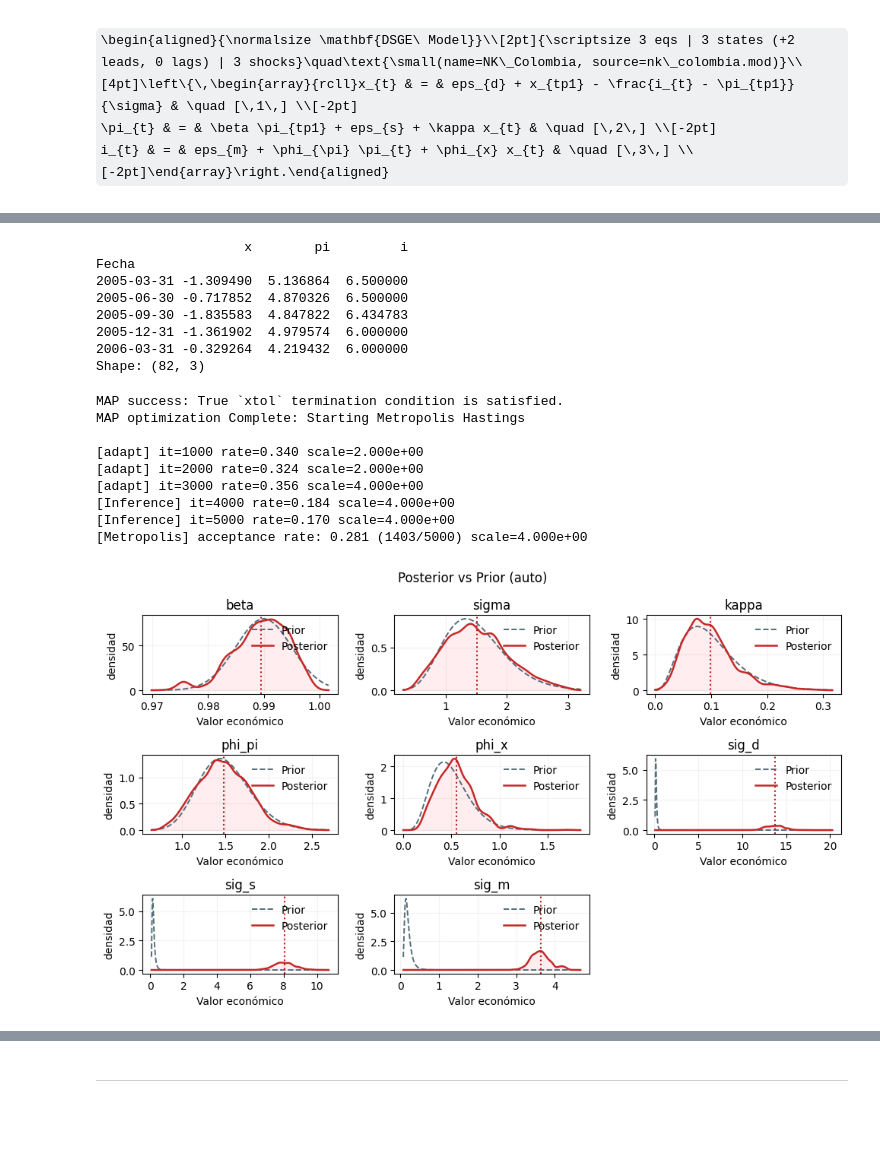
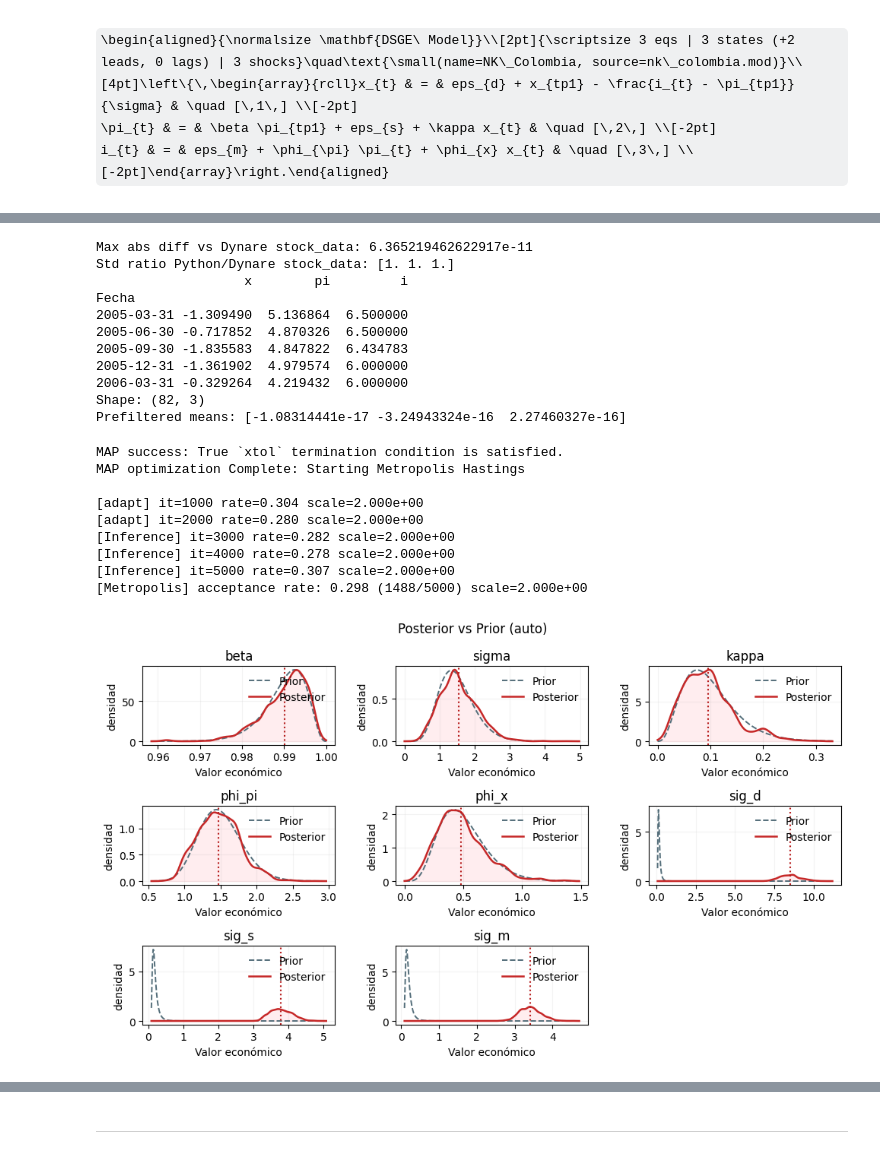
Before and after one commit to pablo-reyes8/PyDSGEforge, a Jupyter notebook: notebooks/showcase_dsge_octave.ipynb, the cells around one changed output, grey strips where cells are left out. Drawn from its saved outputs; the diff is of its cells as text; code cells hidden in the pictures; some formulas as TeX source; blank space fills up the shorter version.

```diff
--- a/notebooks/showcase_dsge_octave.ipynb
+++ b/notebooks/showcase_dsge_octave.ipynb
@@ -62,8 +71,8 @@ REG_NK_CO = ParamRegistry(
         ParamSpec(
             "beta",
             beta,
-            transform="logistic",  # fuerza 0<beta<1
-            prior=PriorSpec("normal", {"loc": 0.99, "scale": 0.005}),
+            transform="logistic",
+            prior=PriorSpec("beta", {"a": B_beta[0], "b": B_beta[1], "loc": 0.0, "scale": 1.0}),
             role="struct",
         ),
         ParamSpec(
@@ -98,21 +107,21 @@ REG_NK_CO = ParamRegistry(
             "sig_d",
             sig_d,
             transform="exp",
-            prior=PriorSpec("invgamma", {"a": 6.0, "scale": 1.0}),  # media≈0.2, sd≈0.1
+            prior=PriorSpec("invgamma1", {"s": IG1_shock[0], "nu": IG1_shock[1]}),
             role="shock_std",
         ),
         ParamSpec(
             "sig_s",
             sig_s,
             transform="exp",
-            prior=PriorSpec("invgamma", {"a": 6.0, "scale": 1.0}),
+            prior=PriorSpec("invgamma1", {"s": IG1_shock[0], "nu": IG1_shock[1]}),
             role="shock_std",
         ),
         ParamSpec(
             "sig_m",
             sig_m,
             transform="exp",
-            prior=PriorSpec("invgamma", {"a": 6.0, "scale": 1.0}),
+            prior=PriorSpec("invgamma1", {"s": IG1_shock[0], "nu": IG1_shock[1]}),
             role="shock_std",
         ),
     ],
@@ -171,6 +179,7 @@ tpm       = tpm.set_index("Fecha").sort_index()
 tpm_q = tpm.resample("QE").mean()
 
 inf_series = inflacion["Inflacion"].dropna()
+
 def inflation_quarterly_annualized_from_series(s: pd.Series) -> pd.Series:
     """
     Si 's' es un índice de precios (grande, p.ej. >50): π_q = 400*Δlog(IPC_Q).
@@ -203,11 +212,21 @@ df = df.dropna().copy()
 
 
 df = df[["x", "pi", "i"]]
-Y = df.to_numpy(dtype=float)
+Y_raw = df.to_numpy(dtype=float)
+Y = Y_raw - Y_raw.mean(axis=0, keepdims=True)  # Dynare estimation(..., prefilter=1)
+
+stock_path = ROOT / "nk_colombia" / "metropolis" / "nk_colombia_data.mat"
+if stock_path.exists():
+    Y_dynare_stock = loadmat(stock_path, squeeze_me=True)["stock_data"].T.astype(float)
+    print("Max abs diff vs Dynare stock_data:", np.max(np.abs(Y - Y_dynare_stock)))
+    print("Std ratio Python/Dynare stock_data:", Y.std(axis=0) / Y_dynare_stock.std(axis=0))
 
 print(df.head())
 print("Shape:", Y.shape)
+print("Prefiltered means:", Y.mean(axis=0))
 # %% [output]
+Max abs diff vs Dynare stock_data: 6.365219462622917e-11
+Std ratio Python/Dynare stock_data: [1. 1. 1.]
                    x        pi         i
 Fecha
 2005-03-31 -1.309490  5.136864  6.500000
@@ -216,51 +235,55 @@ Fecha
 2005-12-31 -1.361902  4.979574  6.000000
 2006-03-31 -0.329264  4.219432  6.000000
 Shape: (82, 3)
+Prefiltered means: [-1.08314441e-17 -3.24943324e-16  2.27460327e-16]
 # %%
 LOGIT = lambda p: np.log(p / (1.0 - p))
+
 MAP_BOUNDS = [
     (LOGIT(0.90), LOGIT(0.999)),  # beta
     (np.log(0.2), np.log(5.0)),   # sigma
-    (np.log(0.01), np.log(0.5)),  # kappa
-    (np.log(1.0), np.log(4.0)),   # phi_pi
-    (np.log(0.05), np.log(1.0)),  # phi_x
-    (np.log(0.05), np.log(1.0)),  # sig_d
-    (np.log(0.05), np.log(1.0)),  # sig_s
-    (np.log(0.05), np.log(1.0)),  # sig_m
+    (np.log(0.01), np.log(0.8)),  # kappa
+    (np.log(0.5), np.log(4.0)),   # phi_pi
+    (np.log(0.01), np.log(2.0)),  # phi_x
+    (np.log(0.05), np.log(10.0)), # sig_d
+    (np.log(0.05), np.log(10.0)), # sig_s
+    (np.log(0.05), np.log(10.0)), # sig_m
 ]
 # %%
 results = model.compute(
     registry=REG_NK_CO,
     theta_struct=theta_init,
     data=Y,
-    include_jacobian_prior=True,
+    include_jacobian_prior=False,  # Dynare mode is in economic parameter space
     map=True,
-    map_bounds="auto",
+    map_bounds=MAP_BOUNDS,
     map_kwargs={
         "method": "trust-constr",
         "hess_step": 1e-4,
-        "tau_scale": 0.3},
+        "tau_scale": 0.3,
+        "include_jacobian_prior": False},
     run_mcmc=True,
     mcmc_draws=5000,
+    likelihood_kwargs={"initial_covariance": "stationary"},
     mcmc_kwargs={
         "include_jacobian_prior": True,
         "adapt": True,
-        "warmup": 3000,
+        "warmup": 2000,
         "adapt_block": 500,
         "logs": True,
         "log_every": 1000
     })
 # %% [output]
 MAP success: True `xtol` termination condition is satisfied.
 MAP optimization Complete: Starting Metropolis Hastings
 
-[adapt] it=1000 rate=0.340 scale=2.000e+00
-[adapt] it=2000 rate=0.324 scale=2.000e+00
-[adapt] it=3000 rate=0.356 scale=4.000e+00
-[Inference] it=4000 rate=0.184 scale=4.000e+00
-[Inference] it=5000 rate=0.170 scale=4.000e+00
-[Metropolis] acceptance rate: 0.281 (1403/5000) scale=4.000e+00
+[adapt] it=1000 rate=0.304 scale=2.000e+00
+[adapt] it=2000 rate=0.280 scale=2.000e+00
+[Inference] it=3000 rate=0.282 scale=2.000e+00
+[Inference] it=4000 rate=0.278 scale=2.000e+00
+[Inference] it=5000 rate=0.307 scale=2.000e+00
+[Metropolis] acceptance rate: 0.298 (1488/5000) scale=2.000e+00
-[figure, old version]
+[figure, new version]
 # %%
 model.posterior()
 # %% [output]
```
Also changed, not shown: parts of 13 cells of this notebook, 16 other files.
